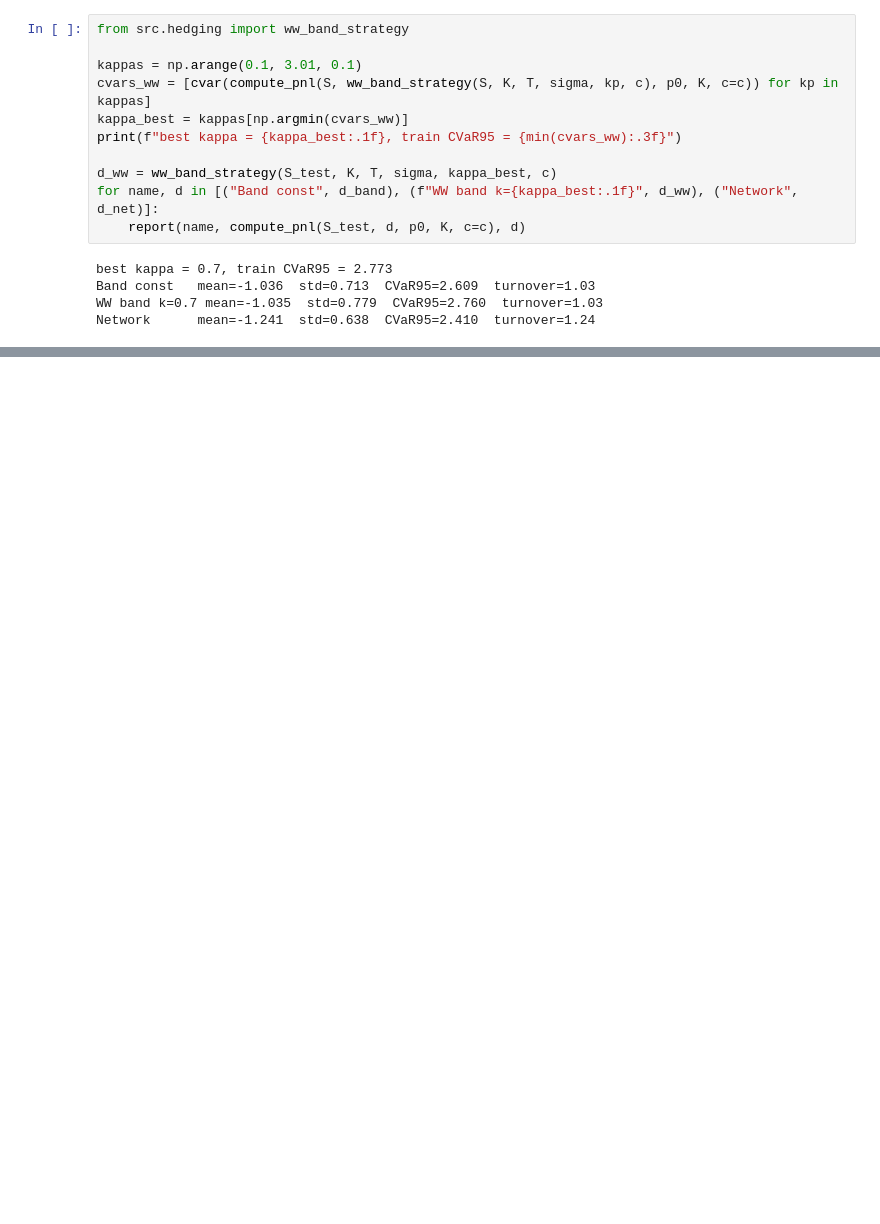
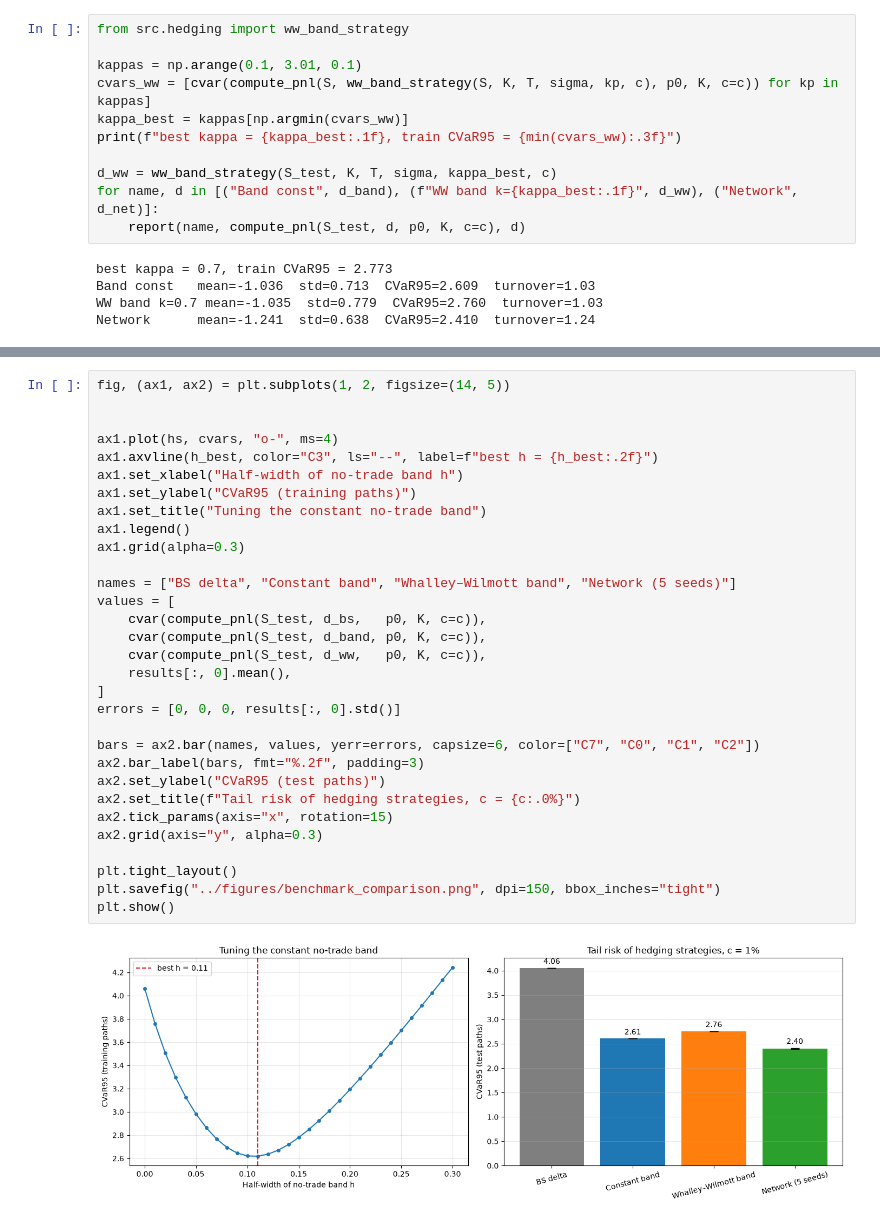
Before and after one commit to lzanam1/neural_option_hedging, a Jupyter notebook: notebooks/06_transaction_costs.ipynb, the cells around one changed output, grey strips where cells are left out. Cells and saved outputs as stored; diff of their text form; blank space fills up the shorter version.

```diff
--- a/notebooks/06_transaction_costs.ipynb
+++ b/notebooks/06_transaction_costs.ipynb
@@ -284,0 +281,33 @@ plt.show()
+# %%
+fig, (ax1, ax2) = plt.subplots(1, 2, figsize=(14, 5))
+
+
+ax1.plot(hs, cvars, "o-", ms=4)
+ax1.axvline(h_best, color="C3", ls="--", label=f"best h = {h_best:.2f}")
+ax1.set_xlabel("Half-width of no-trade band h")
+ax1.set_ylabel("CVaR95 (training paths)")
+ax1.set_title("Tuning the constant no-trade band")
+ax1.legend()
+ax1.grid(alpha=0.3)
+
+names = ["BS delta", "Constant band", "Whalley–Wilmott band", "Network (5 seeds)"]
+values = [
+    cvar(compute_pnl(S_test, d_bs,   p0, K, c=c)),
+    cvar(compute_pnl(S_test, d_band, p0, K, c=c)),
+    cvar(compute_pnl(S_test, d_ww,   p0, K, c=c)),
+    results[:, 0].mean(),
+]
+errors = [0, 0, 0, results[:, 0].std()]
+
+bars = ax2.bar(names, values, yerr=errors, capsize=6, color=["C7", "C0", "C1", "C2"])
+ax2.bar_label(bars, fmt="%.2f", padding=3)
+ax2.set_ylabel("CVaR95 (test paths)")
+ax2.set_title(f"Tail risk of hedging strategies, c = {c:.0%}")
+ax2.tick_params(axis="x", rotation=15)
+ax2.grid(axis="y", alpha=0.3)
+
+plt.tight_layout()
+plt.savefig("../figures/benchmark_comparison.png", dpi=150, bbox_inches="tight")
+plt.show()
+# %% [output]
+[figure, added]
```
Also changed, not shown: parts of 4 cells of this notebook.
